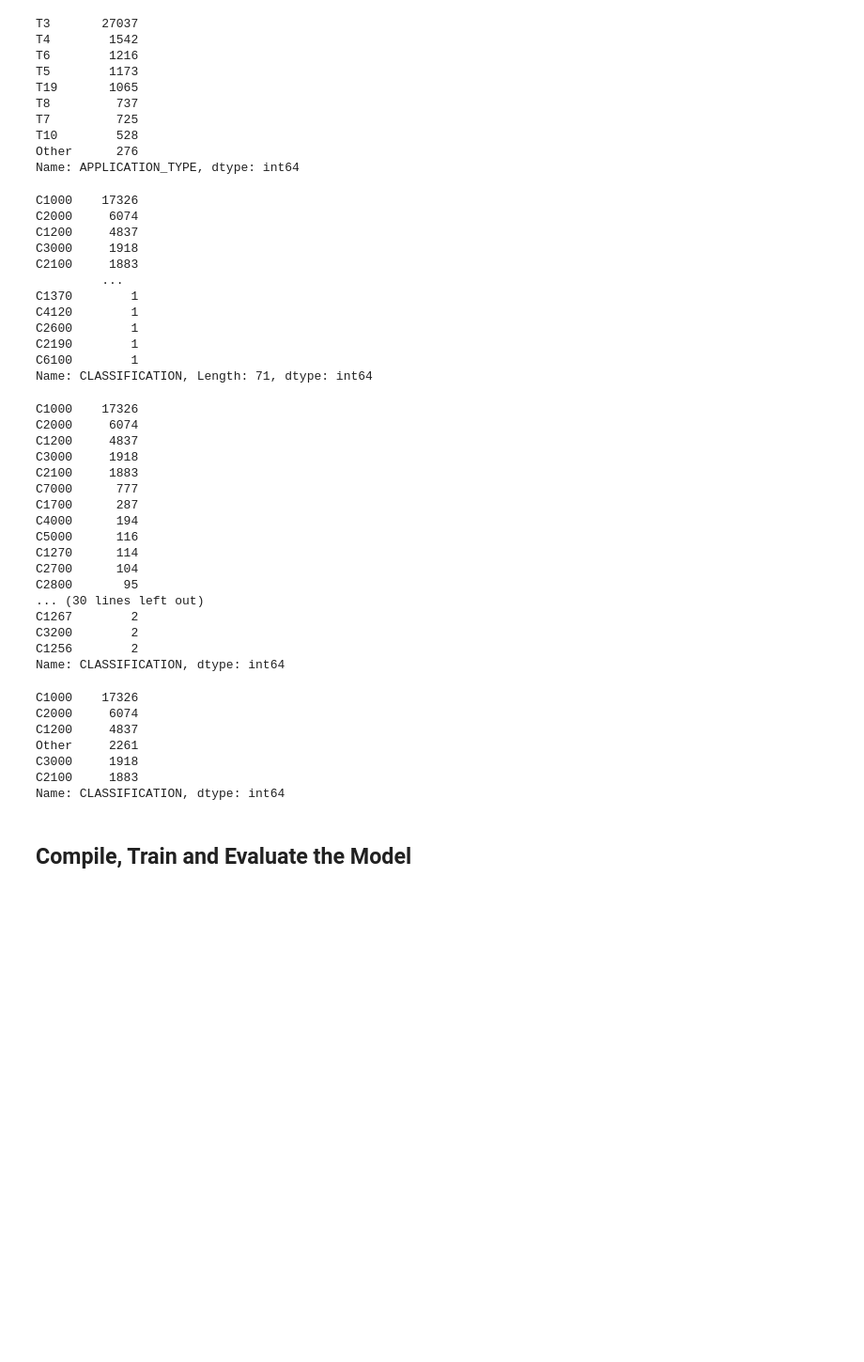
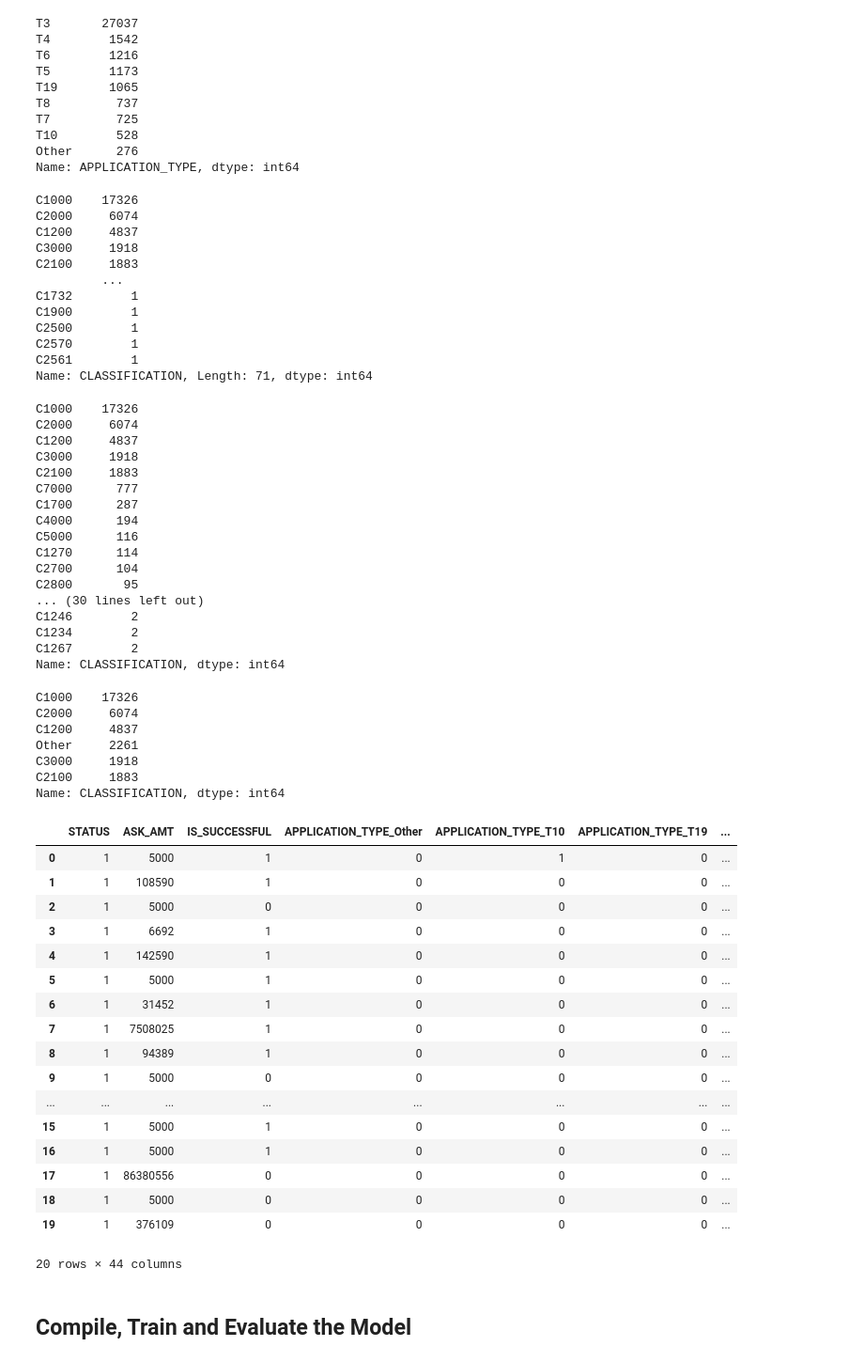
Before and after one commit to csamaro/deep-learning-challenge, a Jupyter notebook: Starter_Code.ipynb, the cells around one changed output. Shown: that part at 94% size. Saved outputs shown, nothing was run; the diff lists cells and outputs as text; code cells hidden in the pictures; blank space fills up the shorter version.

```diff
--- a/Starter_Code.ipynb
+++ b/Starter_Code.ipynb
@@ -74,15 +74,16 @@ Name: APPLICATION_TYPE, dtype: int64
 # %%
 # Choose a cutoff value and create a list of application types to be replaced
 # use the variable name `application_types_to_replace`
-#  YOUR CODE GOES HERE
+
 cutoff_val = 527
+application_types_to_replace = application_drop_df['APPLICATION_TYPE'].value_counts()[application_drop_df['APPLICATION_TYPE'].value_counts() < 520].index
 
 # Replace in dataframe
 for app in application_types_to_replace:
-    application_df['APPLICATION_TYPE'] = application_df['APPLICATION_TYPE'].replace(app,"Other")
+    application_drop_df['APPLICATION_TYPE'] = application_drop_df['APPLICATION_TYPE'].replace(app,"Other")
 
 # Check to make sure binning was successful
-application_df['APPLICATION_TYPE'].value_counts()
+application_drop_df['APPLICATION_TYPE'].value_counts()
 # %% [output]
 T3       27037
 T4        1542
@@ -96,7 +97,9 @@ Other      276
 Name: APPLICATION_TYPE, dtype: int64
 # %%
 # Look at CLASSIFICATION value counts for binning
-#  YOUR CODE GOES HERE
+
+classif = application_drop_df['CLASSIFICATION'].value_counts()
+classif
 # %% [output]
 C1000    17326
 C2000     6074
@@ -104,15 +107,16 @@ C1200     4837
 C3000     1918
 C2100     1883
          ...
-C1370        1
-C4120        1
-C2600        1
-C2190        1
-C6100        1
+C1732        1
+C1900        1
+C2500        1
+C2570        1
+C2561        1
 Name: CLASSIFICATION, Length: 71, dtype: int64
 # %%
 # You may find it helpful to look at CLASSIFICATION value counts >1
-#  YOUR CODE GOES HERE
+
+print(classif[classif > 1])
 # %% [output]
 C1000    17326
 C2000     6074
@@ -127,21 +131,21 @@ C1270      114
 C2700      104
 C2800       95
 ... (30 lines left out)
+C1246        2
+C1234        2
 C1267        2
-C3200        2
-C1256        2
 Name: CLASSIFICATION, dtype: int64
 # %%
 # Choose a cutoff value and create a list of classifications to be replaced
 # use the variable name `classifications_to_replace`
-#  YOUR CODE GOES HERE
 
+classifications_to_replace = list(classif[classif < 1000].index)
 # Replace in dataframe
 for cls in classifications_to_replace:
-    application_df['CLASSIFICATION'] = application_df['CLASSIFICATION'].replace(cls,"Other")
+    application_drop_df['CLASSIFICATION'] = application_drop_df['CLASSIFICATION'].replace(cls,"Other")
 
 # Check to make sure binning was successful
-application_df['CLASSIFICATION'].value_counts()
+application_drop_df['CLASSIFICATION'].value_counts()
 # %% [output]
 C1000    17326
 C2000     6074
@@ -152,6 +156,27 @@ C2100     1883
 Name: CLASSIFICATION, dtype: int64
 # %%
 # Convert categorical data to numeric with `pd.get_dummies`
-#  YOUR CODE GOES HERE
+
+application_dummies_df = pd.get_dummies(application_drop_df)
+application_dummies_df.head(20)
+# %% [output]
+|  | STATUS | ASK_AMT | IS_SUCCESSFUL | APPLICATION_TYPE_Other | APPLICATION_TYPE_T10 | APPLICATION_TYPE_T19 | ... |
+| 0 | 1 | 5000 | 1 | 0 | 1 | 0 | ... |
+| 1 | 1 | 108590 | 1 | 0 | 0 | 0 | ... |
+| 2 | 1 | 5000 | 0 | 0 | 0 | 0 | ... |
+| 3 | 1 | 6692 | 1 | 0 | 0 | 0 | ... |
+| 4 | 1 | 142590 | 1 | 0 | 0 | 0 | ... |
+| 5 | 1 | 5000 | 1 | 0 | 0 | 0 | ... |
+| 6 | 1 | 31452 | 1 | 0 | 0 | 0 | ... |
+| 7 | 1 | 7508025 | 1 | 0 | 0 | 0 | ... |
+| 8 | 1 | 94389 | 1 | 0 | 0 | 0 | ... |
+| 9 | 1 | 5000 | 0 | 0 | 0 | 0 | ... |
+| ... | ... | ... | ... | ... | ... | ... | ... |
+| 15 | 1 | 5000 | 1 | 0 | 0 | 0 | ... |
+| 16 | 1 | 5000 | 1 | 0 | 0 | 0 | ... |
+| 17 | 1 | 86380556 | 0 | 0 | 0 | 0 | ... |
+| 18 | 1 | 5000 | 0 | 0 | 0 | 0 | ... |
+| 19 | 1 | 376109 | 0 | 0 | 0 | 0 | ... |
+20 rows × 44 columns
 # %%
 # Split our preprocessed data into our features and target arrays
```
Also changed, not shown: parts of 4 cells of this notebook.
